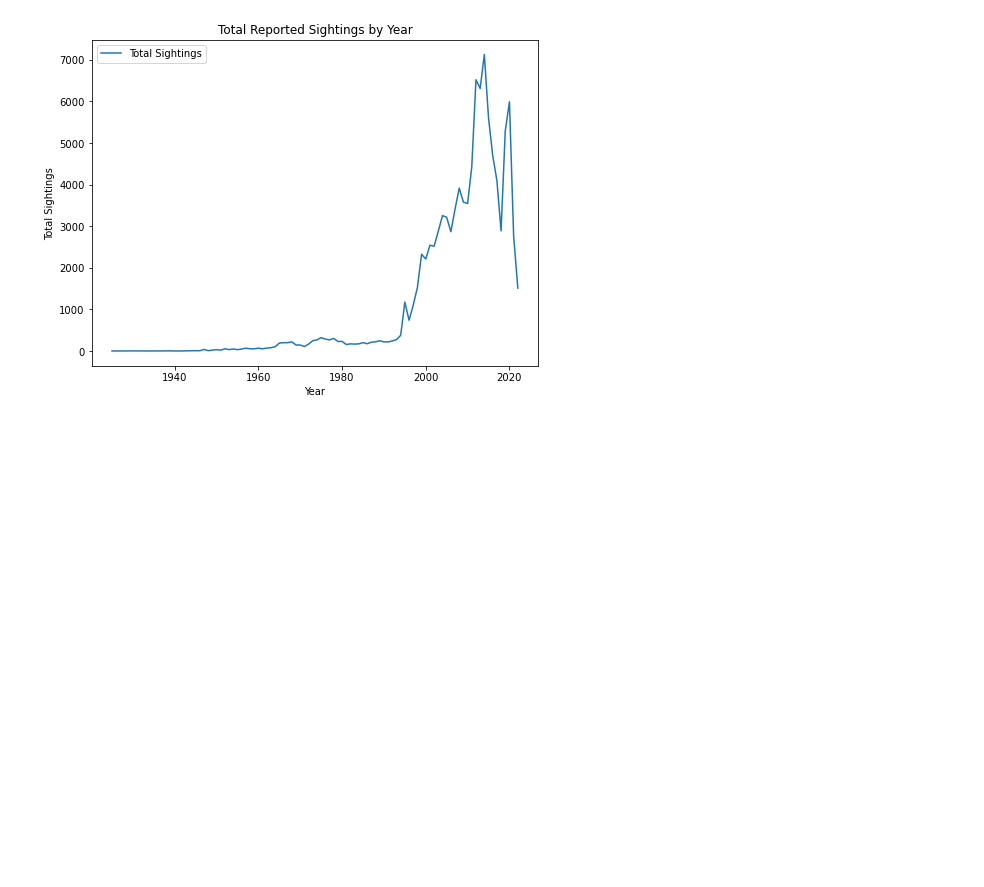
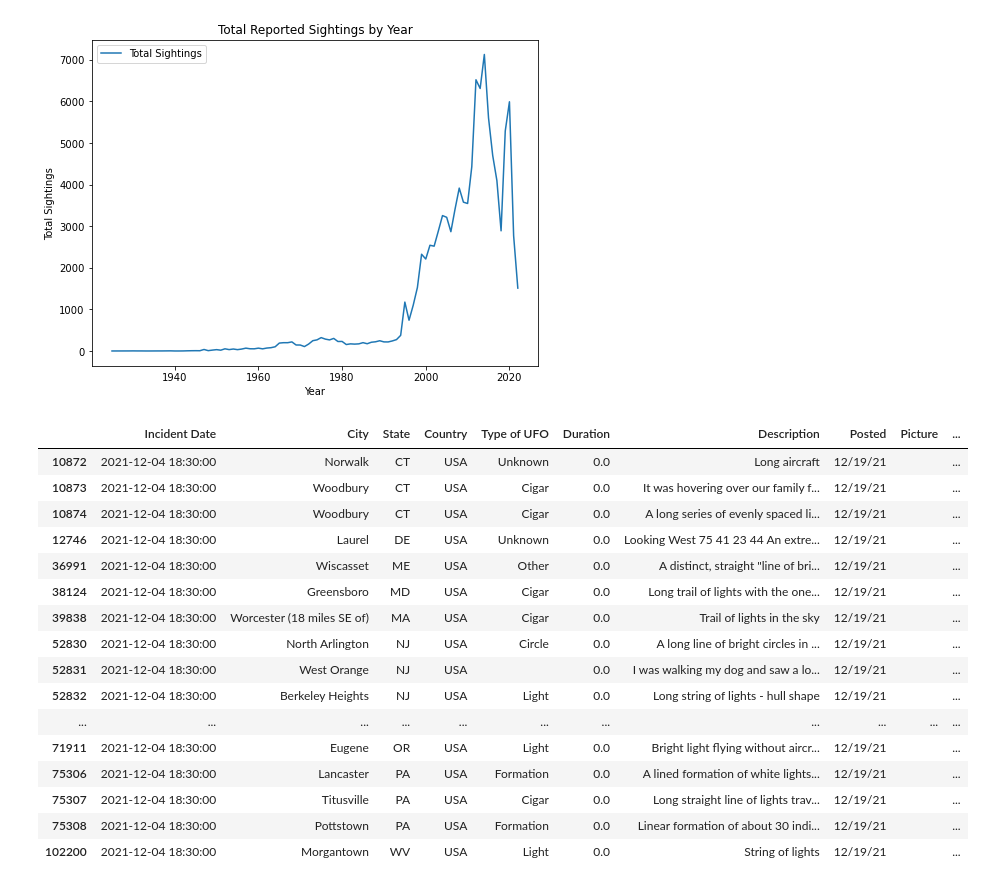
Before and after one commit to ColinSandidge/capstone, a Jupyter notebook: UFO_webscrape.ipynb, the cells around one changed output. Drawn from its saved outputs; the diff is of its cells as text; code cells hidden in the pictures; blank space fills up the shorter version.

```diff
--- a/UFO_webscrape.ipynb
+++ b/UFO_webscrape.ipynb
@@ -832,3 +832,23 @@ plt.savefig('../capstone/data/countbyyear.png', transparent = False, bbox_inches
 plt.show()
 # %% [output]
 [figure]
+# %%
+df[df['Incident Date'] == '2021-12-04 18:30:00']
+# %% [output]
+|  | Incident Date | City | State | Country | Type of UFO | Duration | Description | Posted | Picture | ... |
+| 10872 | 2021-12-04 18:30:00 | Norwalk | CT | USA | Unknown | 0.0 | Long aircraft | 12/19/21 |  | ... |
+| 10873 | 2021-12-04 18:30:00 | Woodbury | CT | USA | Cigar | 0.0 | It was hovering over our family f... | 12/19/21 |  | ... |
+| 10874 | 2021-12-04 18:30:00 | Woodbury | CT | USA | Cigar | 0.0 | A long series of evenly spaced li... | 12/19/21 |  | ... |
+| 12746 | 2021-12-04 18:30:00 | Laurel | DE | USA | Unknown | 0.0 | Looking West 75 41 23 44 An extre... | 12/19/21 |  | ... |
+| 36991 | 2021-12-04 18:30:00 | Wiscasset | ME | USA | Other | 0.0 | A distinct, straight "line of bri... | 12/19/21 |  | ... |
+| 38124 | 2021-12-04 18:30:00 | Greensboro | MD | USA | Cigar | 0.0 | Long trail of lights with the one... | 12/19/21 |  | ... |
+| 39838 | 2021-12-04 18:30:00 | Worcester (18 miles SE of) | MA | USA | Cigar | 0.0 | Trail of lights in the sky | 12/19/21 |  | ... |
+| 52830 | 2021-12-04 18:30:00 | North Arlington | NJ | USA | Circle | 0.0 | A long line of bright circles in ... | 12/19/21 |  | ... |
+| 52831 | 2021-12-04 18:30:00 | West Orange | NJ | USA |  | 0.0 | I was walking my dog and saw a lo... | 12/19/21 |  | ... |
+| 52832 | 2021-12-04 18:30:00 | Berkeley Heights | NJ | USA | Light | 0.0 | Long string of lights - hull shape | 12/19/21 |  | ... |
+| ... | ... | ... | ... | ... | ... | ... | ... | ... | ... | ... |
+| 71911 | 2021-12-04 18:30:00 | Eugene | OR | USA | Light | 0.0 | Bright light flying without aircr... | 12/19/21 |  | ... |
+| 75306 | 2021-12-04 18:30:00 | Lancaster | PA | USA | Formation | 0.0 | A lined formation of white lights... | 12/19/21 |  | ... |
+| 75307 | 2021-12-04 18:30:00 | Titusville | PA | USA | Cigar | 0.0 | Long straight line of lights trav... | 12/19/21 |  | ... |
+| 75308 | 2021-12-04 18:30:00 | Pottstown | PA | USA | Formation | 0.0 | Linear formation of about 30 indi... | 12/19/21 |  | ... |
+| 102200 | 2021-12-04 18:30:00 | Morgantown | WV | USA | Light | 0.0 | String of lights | 12/19/21 |  | ... |
```
Also changed, not shown: parts of 4 cells of this notebook.
